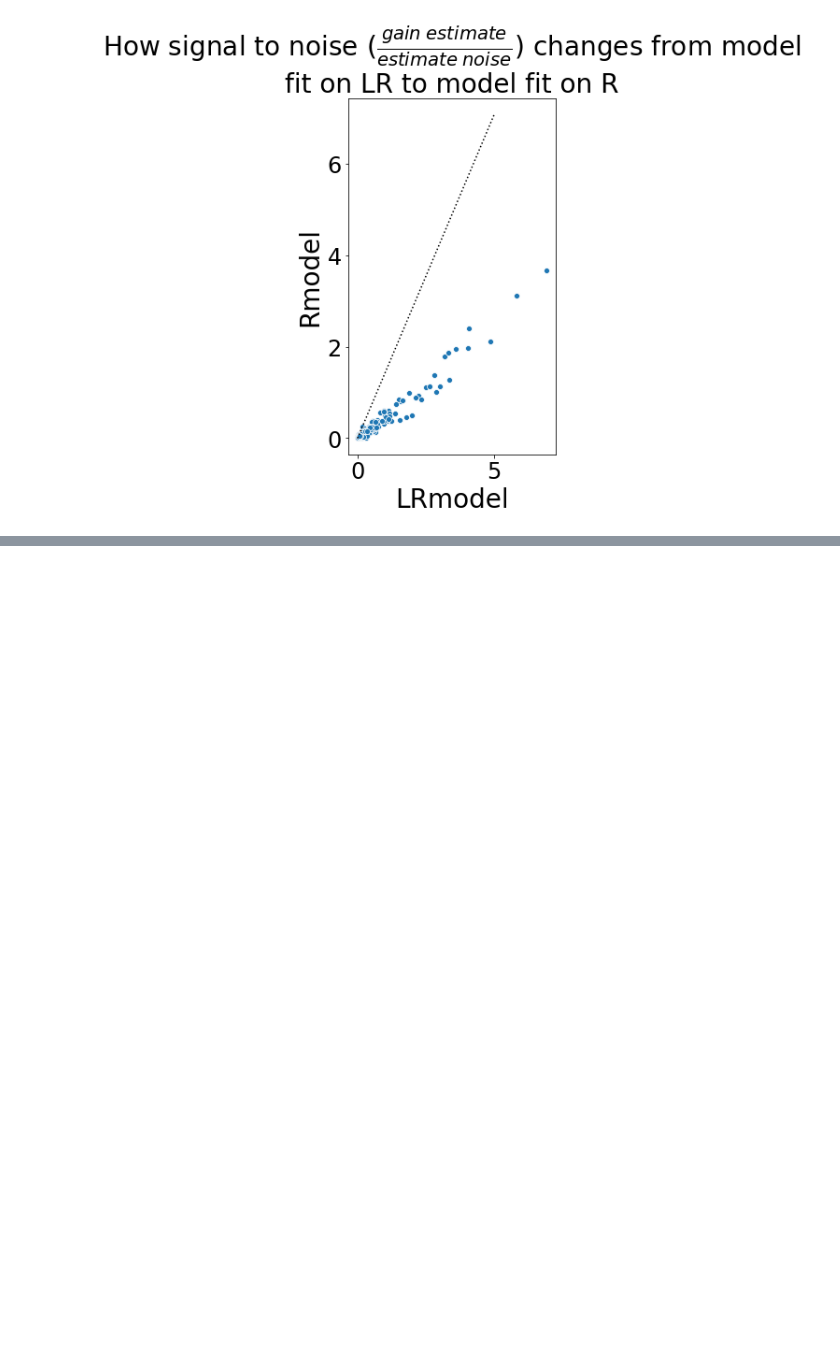
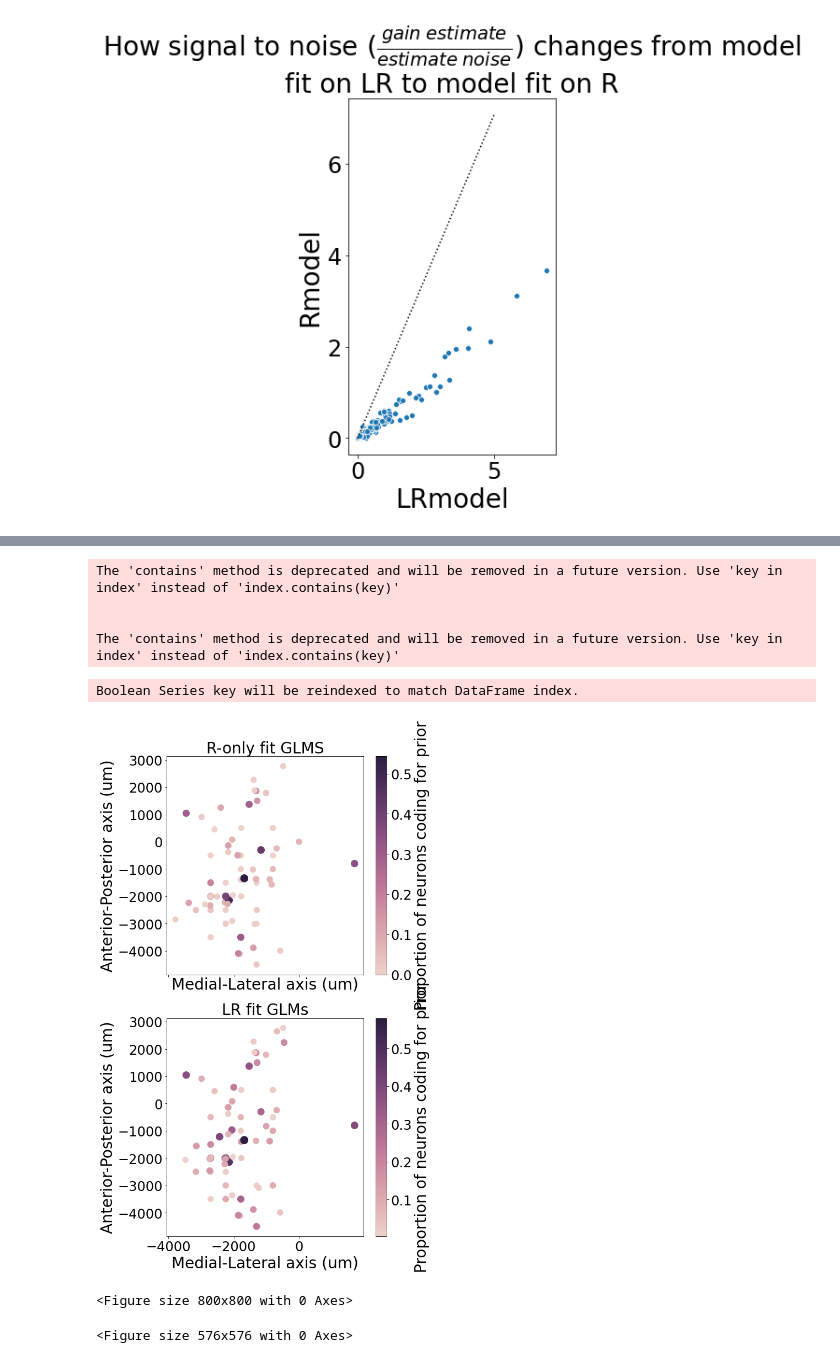
Before and after one commit to int-brain-lab/prior-localization, a Jupyter notebook: fit_explorer.ipynb, the cells around one changed output, grey strips where cells are left out. Drawn from its saved outputs; the diff is of its cells as text; code cells hidden in the pictures; blank space fills up the shorter version.

```diff
--- a/fit_explorer.ipynb
+++ b/fit_explorer.ipynb
@@ -182,0 +218,77 @@ plt.plot([-1, 1], [-1, 1], ':k')
+# %%
+from ibl_pipeline import ephys, subject
+sessions = subject.Subject * subject.SubjectProject *\
+    ephys.acquisition.Session * ephys.ProbeTrajectory()
+bwm_sess = sessions & 'subject_project = "ibl_neuropixel_brainwide_01"' & \
+    'task_protocol = "_iblrig_tasks_ephysChoiceWorld6.2.5"'
+bwm = pd.DataFrame(bwm_sess.fetch())
+bwm['session_uuid'] = bwm['session_uuid'].apply(str)
+bwm.set_index(['session_uuid', 'probe_idx', 'insertion_data_source'], inplace=True)
+# %%
+idx = pd.IndexSlice
+hist = bwm.loc[idx[:, :, ['Histology track']], idx[:]]
+micro = bwm.loc[idx[:, :, ['Micro-manipulator']], idx[:]]
+planned = bwm.loc[idx[:, :, ['Planned']], idx[:]]
+
+coords = []
+sources = []
+for uuid, probe in fitids:
+    if hist.index.contains((uuid, probe, 'Histology track')):
+        coords.append(hist.loc[idx[uuid, probe, :]][['x', 'y', 'depth']].values.flatten())
+        sources.append('Histology')
+    elif micro.index.contains((uuid, probe, 'Micro-manipulator')):
+        coords.append(micro.loc[idx[uuid, probe, :]][['x', 'y', 'depth']].values.flatten())
+        sources.append('Micro-manipulator')
+    else:
+        coords.append(planned.loc[idx[uuid, probe, :]][['x', 'y', 'depth']].values.flatten())
+        sources.append('Planning')
+# %% [output]
+The 'contains' method is deprecated and will be removed in a future version. Use 'key in index' instead of 'index.contains(key)'
+
+
+The 'contains' method is deprecated and will be removed in a future version. Use 'key in index' instead of 'index.contains(key)'
+# %%
+fitdfs = [f['fits'][np.isfinite(f['fits'].prior)] for f in fits]
+threshold = 1.
+snr = [df.prior / (df.varprior + 1e-5)  for df in fitdfs]
+props = [sum(df > 1) / len(df) for df in snr]
+fitinfo = pd.DataFrame(columns=['x','y','z','source','prop', 'numcells'])
+fitinfo['x'], fitinfo['y'], fitinfo['z'] = np.array(coords).T
+fitinfo['source'] = sources
+fitinfo['prop'] = props
+fitinfo['numcells'] = [len(df) for df in snr]
+# %%
+fig, axes = plt.subplots(2, 1, figsize=(8, 16), sharex=True, sharey=True)
+sizemap = np.linspace(0, 0.7, 100) * 150 + 100
+colors = sns.cubehelix_palette(as_cmap=True)
+shalw = fitinfo[(fitinfo['z'] < 5000) & (fitinfo['numcells'] > 200)]
+# cbins = np.linspace(shalw['prop'].min(), shalw['prop'].max(), 100)
+# propcols = colors[np.digitize(shalw.prop, cbins) - 1]
+sc = axes[0].scatter(shalw.x, shalw.y, c=shalw.prop, s=sizemap[np.digitize(shalw.prop, np.linspace(0, 0.7, 100))], cmap=colors)
+axes[0].set_xlabel('Medial-Lateral axis (um)')
+axes[0].set_ylabel('Anterior-Posterior axis (um)')
+axes[0].set_title('R-only fit GLMS')
+cb = fig.colorbar(sc, ax=axes[0])
+cb.set_label('Proportion of neurons coding for prior')
+
+oldstuff = np.load('/home/berk/Documents/wholebraintmp.p', allow_pickle=True)
+olddf = oldstuff['newdf']
+oldstuff.keys()
+oldstuff['figure'].clear()
+plt.figure(figsize=(8, 8))
+sizemap = np.linspace(0, 0.7, 100) * 150 + 100
+colors = sns.cubehelix_palette(as_cmap=True)
+shalw = olddf[(olddf['z'] < 5000) & (fitinfo['numcells'] > 200)]
+# cbins = np.linspace(shalw['prop'].min(), shalw['prop'].max(), 100)
+# propcols = colors[np.digitize(shalw.prop, cbins) - 1]
+sc = axes[1].scatter(shalw.x, shalw.y, c=shalw.prop, s=sizemap[np.digitize(shalw.prop, np.linspace(0, 0.7, 100))], cmap=colors)
+axes[1].set_xlabel('Medial-Lateral axis (um)')
+axes[1].set_ylabel('Anterior-Posterior axis (um)')
+axes[1].set_title('LR fit GLMs')
+cb = fig.colorbar(sc, ax=axes[1])
+cb.set_label('Proportion of neurons coding for prior')
+# %% [output]
+Boolean Series key will be reindexed to match DataFrame index.
+[figure, added]
+<Figure size 800x800 with 0 Axes>
+<Figure size 576x576 with 0 Axes>
```
Also changed, not shown: parts of 7 cells of this notebook, 3 other files.
